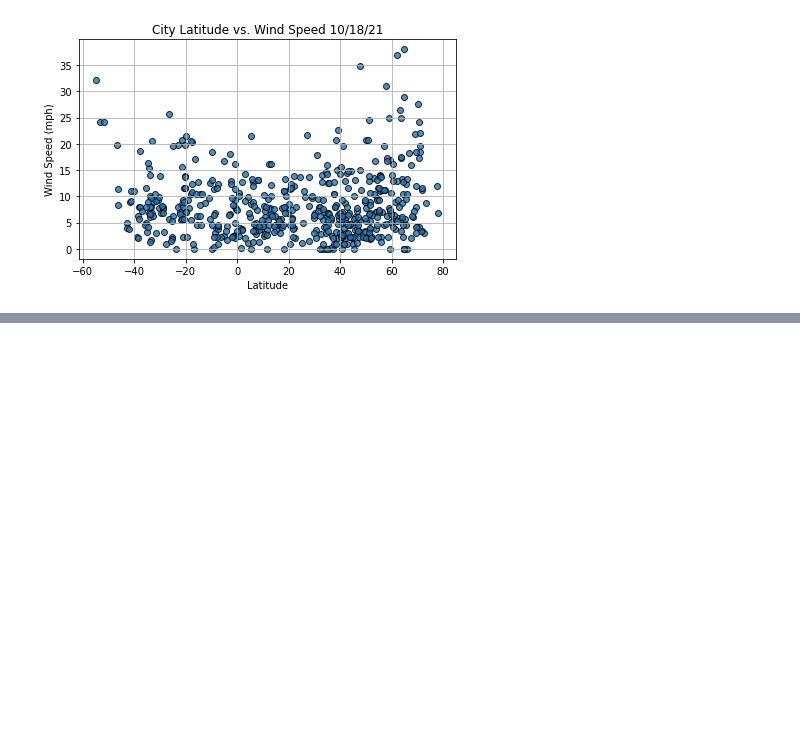
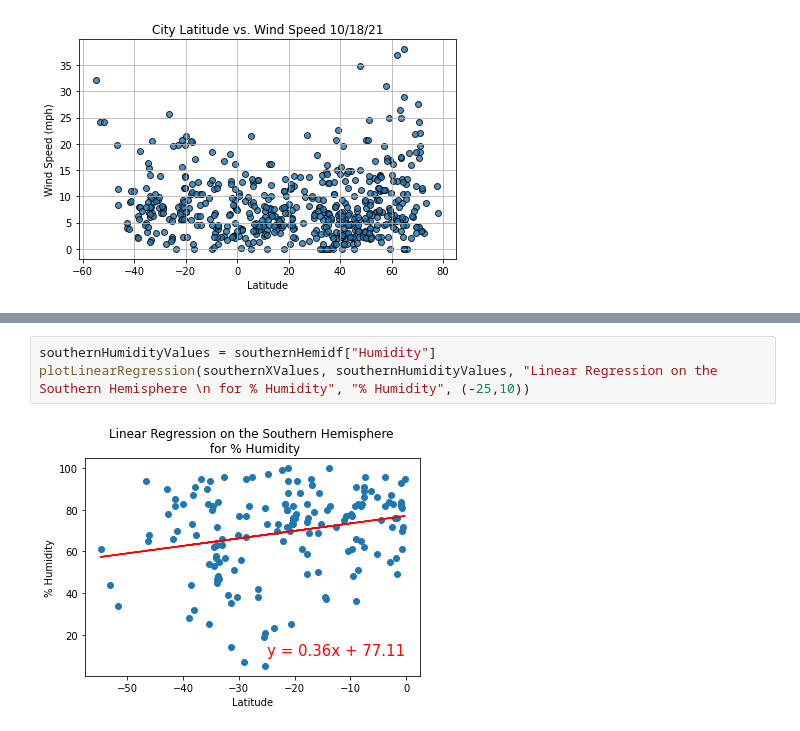
Before and after one commit to babsonr1/World_Weather_Analysis, a Jupyter notebook: WeatherPy.ipynb, the cells around one changed output, grey strips where cells are left out. Drawn from its saved outputs; the diff is of its cells as text; blank space fills up the shorter version.

```diff
--- a/WeatherPy.ipynb
+++ b/WeatherPy.ipynb
@@ -186,0 +226,5 @@ plt.show()
+# %%
+southernHumidityValues = southernHemidf["Humidity"]
+plotLinearRegression(southernXValues, southernHumidityValues, "Linear Regression on the Southern Hemisphere \n for % Humidity", "% Humidity", (-25,10))
+# %% [output]
+[figure, added]
```
Also changed, not shown: parts of 10 cells of this notebook.
